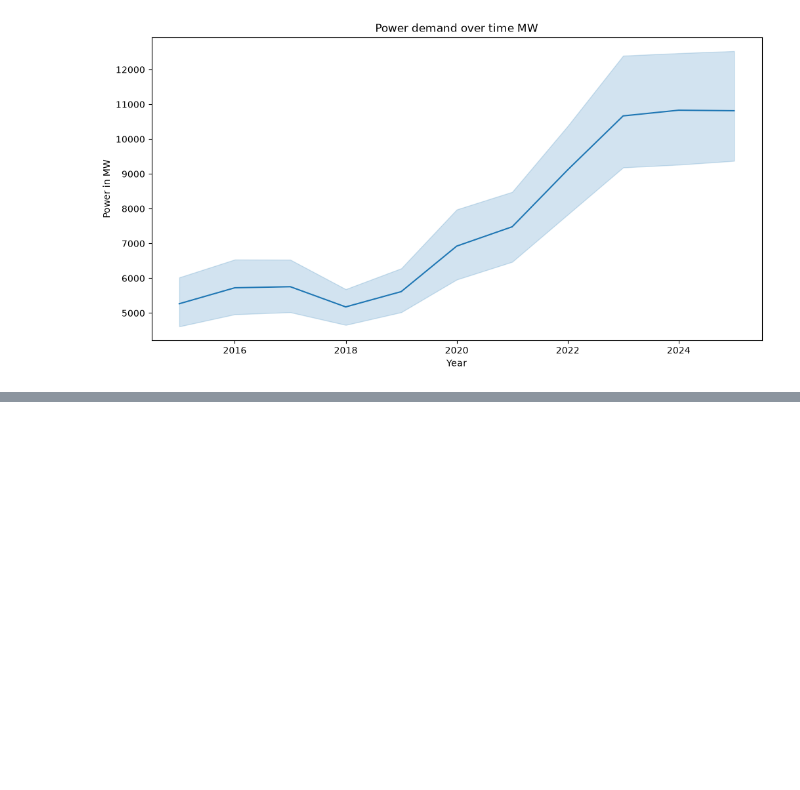
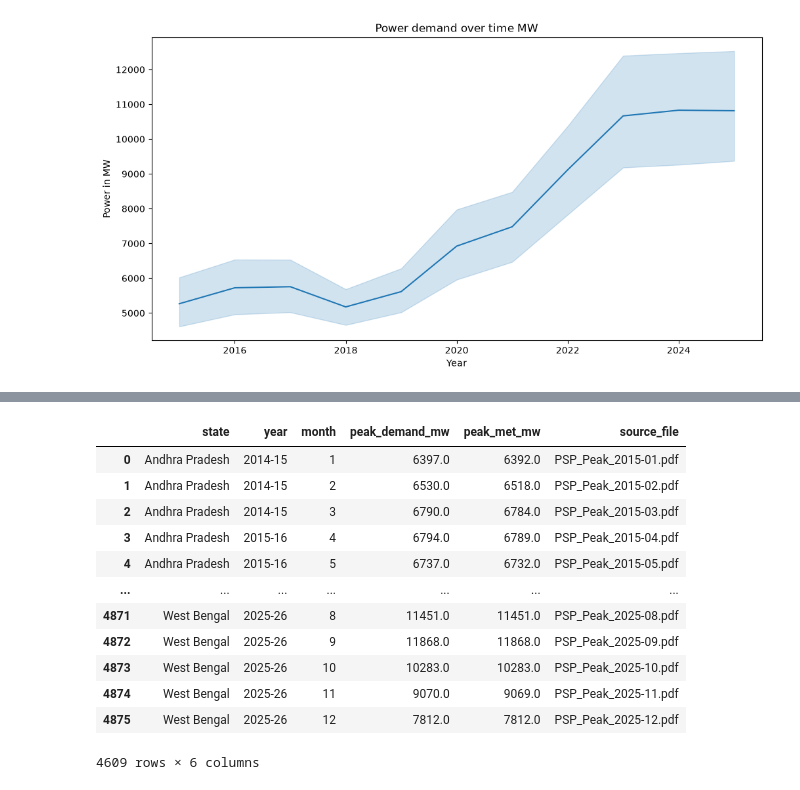
Before and after one commit to marvinminhaz/Solar-Curtailment-Project, a Jupyter notebook: notebooks/data-viz-and-prep.ipynb, the cells around one changed output, grey strips where cells are left out. Cells and saved outputs as stored; diff of their text form; code cells hidden in the pictures; blank space fills up the shorter version.

```diff
--- a/notebooks/data-viz-and-prep.ipynb
+++ b/notebooks/data-viz-and-prep.ipynb
@@ -80,0 +97,26 @@ plt.show()
+# %%
+def get_fyear(row):
+    year = int(row['year'])
+    month = int(row['month'])
+
+    if month >= 4:
+        return f"{year}-{str(year+1)[-2:]}"
+    else:
+        return f"{year-1}-{str(year)[-2:]}"
+
+demand_df["year"] = demand_df.apply(get_fyear, axis=1)
+demand_df
+# %% [output]
+|  | state | year | month | peak_demand_mw | peak_met_mw | source_file |
+| 0 | Andhra Pradesh | 2014-15 | 1 | 6397.0 | 6392.0 | PSP_Peak_2015-01.pdf |
+| 1 | Andhra Pradesh | 2014-15 | 2 | 6530.0 | 6518.0 | PSP_Peak_2015-02.pdf |
+| 2 | Andhra Pradesh | 2014-15 | 3 | 6790.0 | 6784.0 | PSP_Peak_2015-03.pdf |
+| 3 | Andhra Pradesh | 2015-16 | 4 | 6794.0 | 6789.0 | PSP_Peak_2015-04.pdf |
+| 4 | Andhra Pradesh | 2015-16 | 5 | 6737.0 | 6732.0 | PSP_Peak_2015-05.pdf |
+| ... | ... | ... | ... | ... | ... | ... |
+| 4871 | West Bengal | 2025-26 | 8 | 11451.0 | 11451.0 | PSP_Peak_2025-08.pdf |
+| 4872 | West Bengal | 2025-26 | 9 | 11868.0 | 11868.0 | PSP_Peak_2025-09.pdf |
+| 4873 | West Bengal | 2025-26 | 10 | 10283.0 | 10283.0 | PSP_Peak_2025-10.pdf |
+| 4874 | West Bengal | 2025-26 | 11 | 9070.0 | 9069.0 | PSP_Peak_2025-11.pdf |
+| 4875 | West Bengal | 2025-26 | 12 | 7812.0 | 7812.0 | PSP_Peak_2025-12.pdf |
+4609 rows × 6 columns
```
Also changed, not shown: parts of 1 cell of this notebook, 2 other files.
